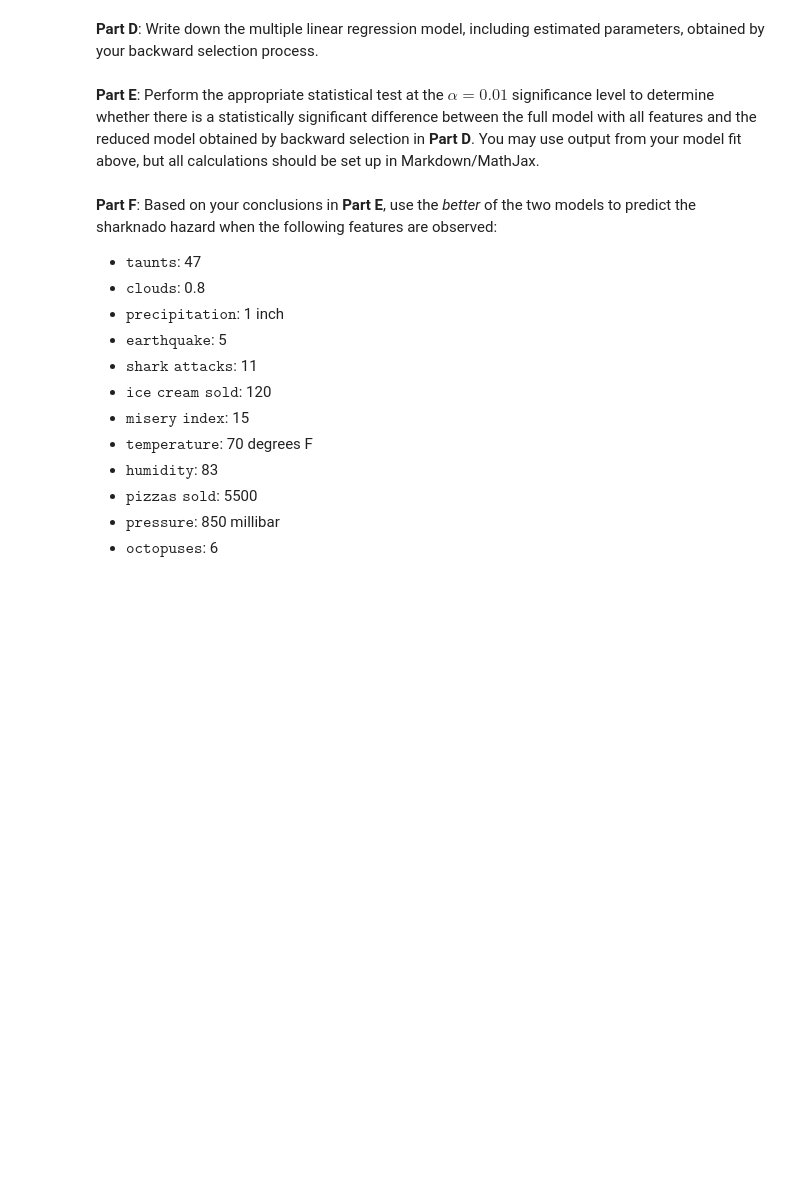
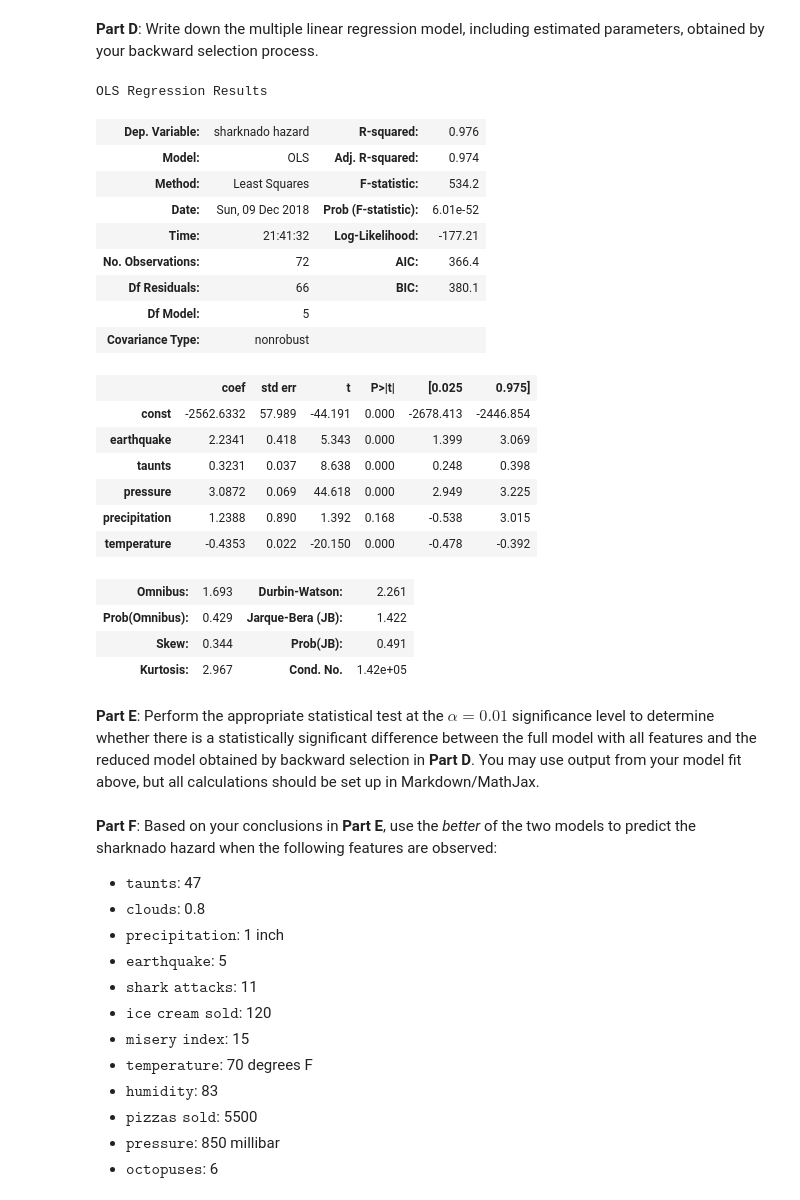
Before and after one commit to franklinharvey/csci3022, a Jupyter notebook: practicum/practicum_Harvey_Frank.ipynb, the cells around one changed output. Cells and saved outputs as stored; diff of their text form; code cells hidden in the pictures; blank space fills up the shorter version.

```diff
--- a/practicum/practicum_Harvey_Frank.ipynb
+++ b/practicum/practicum_Harvey_Frank.ipynb
@@ -388,5 +446,32 @@ def backward_select(df, resp_str, maxsse):
 # %% [markdown]
 **Part D**: Write down the multiple linear regression model, including estimated parameters, obtained by your backward selection process.
+# %%
+y, X = dfShark["sharknado hazard"], dfShark.iloc[0:,[1,3,4,7,11]]
+X = sm.add_constant(X)
+model = sm.OLS(y, X).fit()
+model.summary()
+# %% [output]
+OLS Regression Results
+| Dep. Variable: | sharknado hazard | R-squared: | 0.976 |
+| Model: | OLS | Adj. R-squared: | 0.974 |
+| Method: | Least Squares | F-statistic: | 534.2 |
+| Date: | Sun, 09 Dec 2018 | Prob (F-statistic): | 6.01e-52 |
+| Time: | 21:41:32 | Log-Likelihood: | -177.21 |
+| No. Observations: | 72 | AIC: | 366.4 |
+| Df Residuals: | 66 | BIC: | 380.1 |
+| Df Model: | 5 |  |  |
+| Covariance Type: | nonrobust |  |  |
+|  | coef | std err | t | P>|t| | [0.025 | 0.975] |
+| const | -2562.6332 | 57.989 | -44.191 | 0.000 | -2678.413 | -2446.854 |
+| earthquake | 2.2341 | 0.418 | 5.343 | 0.000 | 1.399 | 3.069 |
+| taunts | 0.3231 | 0.037 | 8.638 | 0.000 | 0.248 | 0.398 |
+| pressure | 3.0872 | 0.069 | 44.618 | 0.000 | 2.949 | 3.225 |
+| precipitation | 1.2388 | 0.890 | 1.392 | 0.168 | -0.538 | 3.015 |
+| temperature | -0.4353 | 0.022 | -20.150 | 0.000 | -0.478 | -0.392 |
+| Omnibus: | 1.693 | Durbin-Watson: | 2.261 |
+| Prob(Omnibus): | 0.429 | Jarque-Bera (JB): | 1.422 |
+| Skew: | 0.344 | Prob(JB): | 0.491 |
+| Kurtosis: | 2.967 | Cond. No. | 1.42e+05 |
 # %% [markdown]
 **Part E**: Perform the appropriate statistical test at the $\alpha = 0.01$ significance level to determine whether there is a statistically significant difference between the full model with all features and the reduced model obtained by backward selection in **Part D**. You may use output from your model fit above, but all calculations should be set up in Markdown/MathJax.
 # %% [markdown]
```
Also changed, not shown: parts of 6 cells of this notebook.
